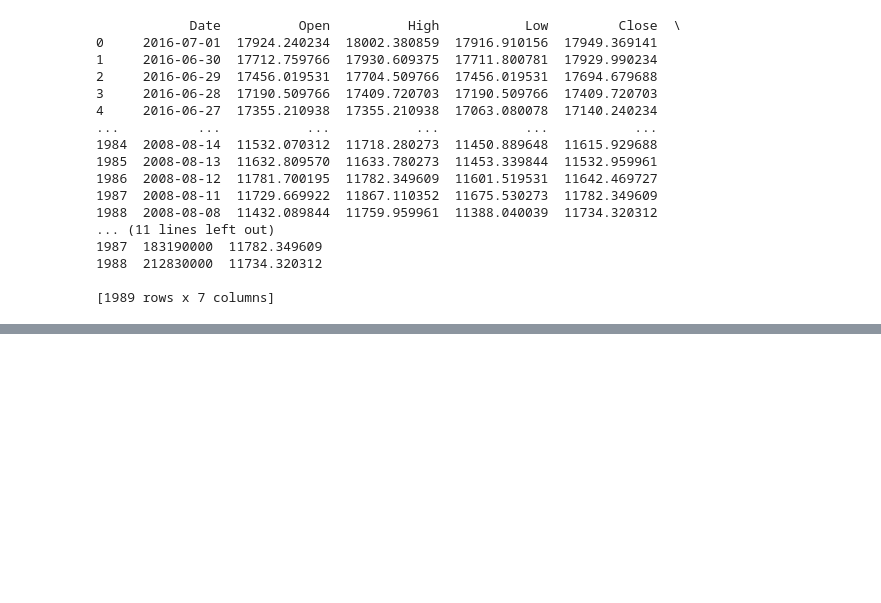
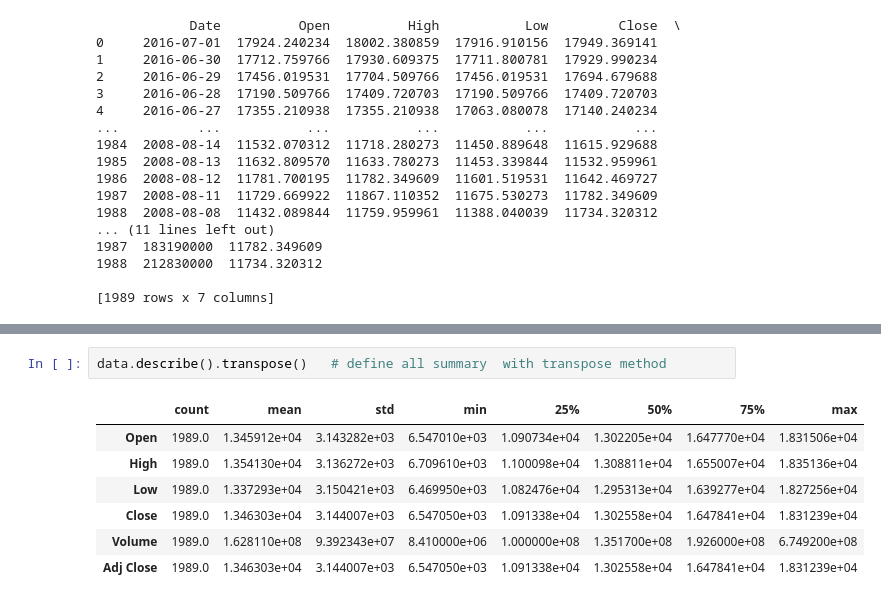
Before and after one commit to Naitikpareek123/Naitikpareek123, a Jupyter notebook: python/project3/practics.ipynb, the cells around one changed output, grey strips where cells are left out. Drawn from its saved outputs; the diff is of its cells as text; blank space fills up the shorter version.

```diff
--- a/python/project3/practics.ipynb
+++ b/python/project3/practics.ipynb
@@ -97,0 +215,10 @@ print(data)
+# %%
+data.describe().transpose()   # define all summary  with transpose method
+# %% [output]
+|  | count | mean | std | min | 25% | 50% | 75% | max |
+| Open | 1989.0 | 1.345912e+04 | 3.143282e+03 | 6.547010e+03 | 1.090734e+04 | 1.302205e+04 | 1.647770e+04 | 1.831506e+04 |
+| High | 1989.0 | 1.354130e+04 | 3.136272e+03 | 6.709610e+03 | 1.100098e+04 | 1.308811e+04 | 1.655007e+04 | 1.835136e+04 |
+| Low | 1989.0 | 1.337293e+04 | 3.150421e+03 | 6.469950e+03 | 1.082476e+04 | 1.295313e+04 | 1.639277e+04 | 1.827256e+04 |
+| Close | 1989.0 | 1.346303e+04 | 3.144007e+03 | 6.547050e+03 | 1.091338e+04 | 1.302558e+04 | 1.647841e+04 | 1.831239e+04 |
+| Volume | 1989.0 | 1.628110e+08 | 9.392343e+07 | 8.410000e+06 | 1.000000e+08 | 1.351700e+08 | 1.926000e+08 | 6.749200e+08 |
+| Adj Close | 1989.0 | 1.346303e+04 | 3.144007e+03 | 6.547050e+03 | 1.091338e+04 | 1.302558e+04 | 1.647841e+04 | 1.831239e+04 |
```
Also changed, not shown: parts of 13 cells of this notebook.
